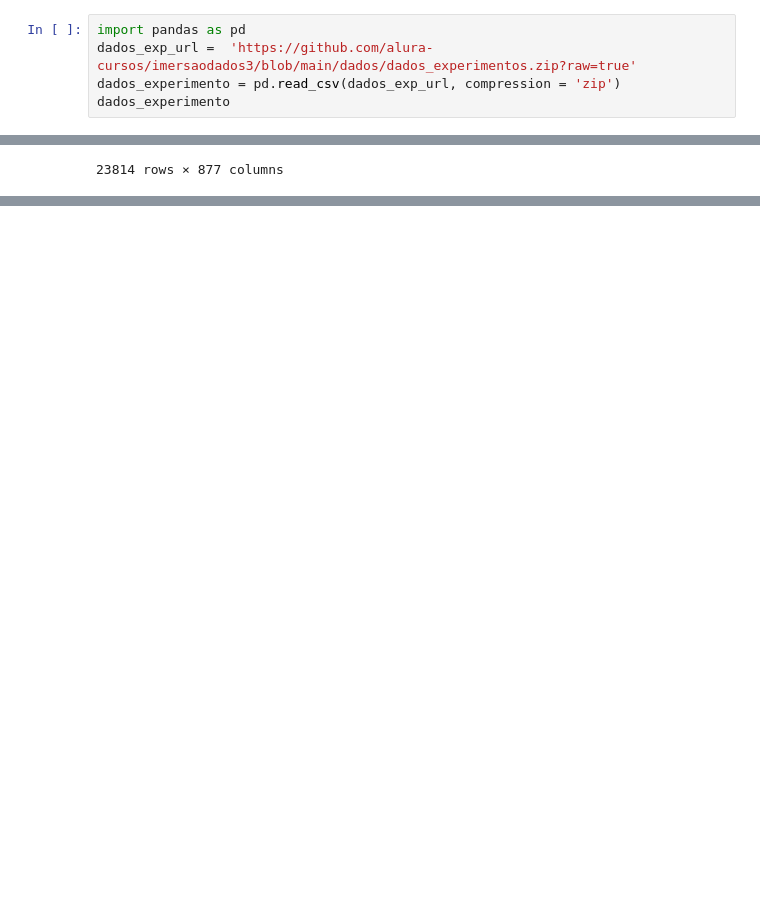
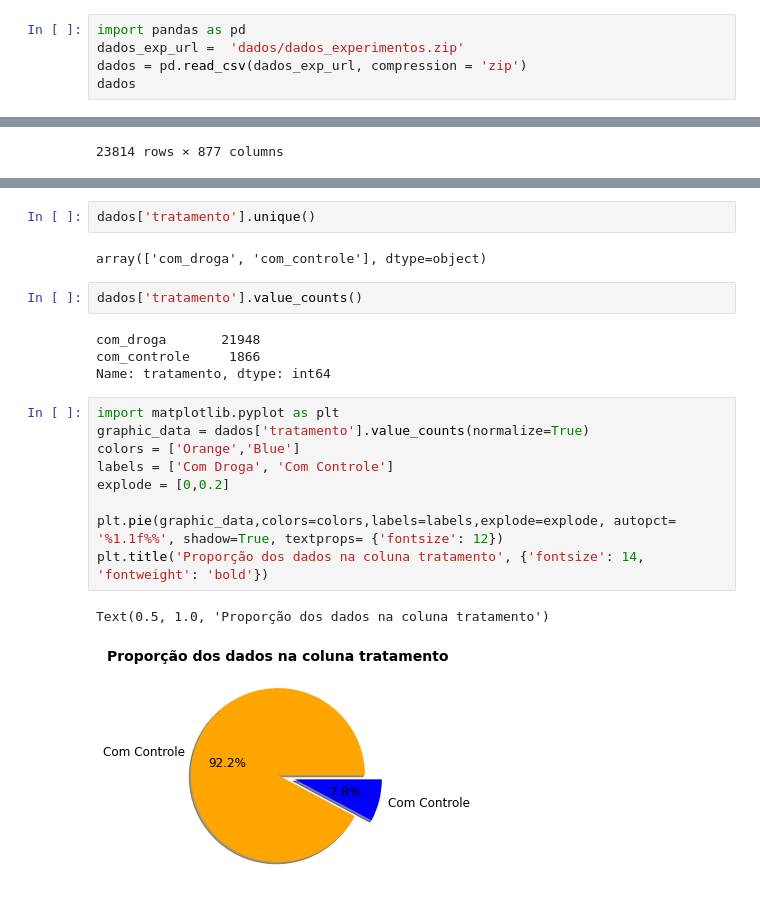
Before and after one commit to ViniciusPerillo/Imersao-Dados-3-Alura, a Jupyter notebook: aula-1.ipynb, the cells around one changed output, grey strips where cells are left out. Drawn from its saved outputs; the diff is of its cells as text; blank space fills up the shorter version.

Commit message:
aula 1
Analise dos dados e resolução dos desafios propostos na aula

```diff
--- a/aula-1.ipynb
+++ b/aula-1.ipynb
@@ -1,8 +5,8 @@
 # %%
 import pandas as pd
-dados_exp_url =  'https://github.com/alura-cursos/imersaodados3/blob/main/dados/dados_experimentos.zip?raw=true'
-dados_experimento = pd.read_csv(dados_exp_url, compression = 'zip')
-dados_experimento
+dados_exp_url =  'dados/dados_experimentos.zip'
+dados = pd.read_csv(dados_exp_url, compression = 'zip')
+dados
 # %% [output]
 |  | id | tratamento | tempo | dose | droga | g-0 | g-1 | g-2 | g-3 | g-4 | ... | ... |
 | 0 | id_000644bb2 | com_droga | 24 | D1 | b68db1d53 | 1.0620 | 0.5577 | -0.2479 | -0.6208 | -0.1944 | ... | ... |
@@ -19,0 +34,22 @@ dados_experimento
+# %%
+dados['tratamento'].unique()
+# %% [output]
+array(['com_droga', 'com_controle'], dtype=object)
+# %%
+dados['tratamento'].value_counts()
+# %% [output]
+com_droga       21948
+com_controle     1866
+Name: tratamento, dtype: int64
+# %%
+import matplotlib.pyplot as plt
+graphic_data = dados['tratamento'].value_counts(normalize=True)
+colors = ['Orange','Blue']
+labels = ['Com Droga', 'Com Controle']
+explode = [0,0.2]
+
+plt.pie(graphic_data,colors=colors,labels=labels,explode=explode, autopct= '%1.1f%%', shadow=True, textprops= {'fontsize': 12})
+plt.title('Proporção dos dados na coluna tratamento', {'fontsize': 14, 'fontweight': 'bold'})
+# %% [output]
+Text(0.5, 1.0, 'Proporção dos dados na coluna tratamento')
+[figure, added]
```
Also changed, not shown: parts of 22 cells of this notebook, 1 other file.
